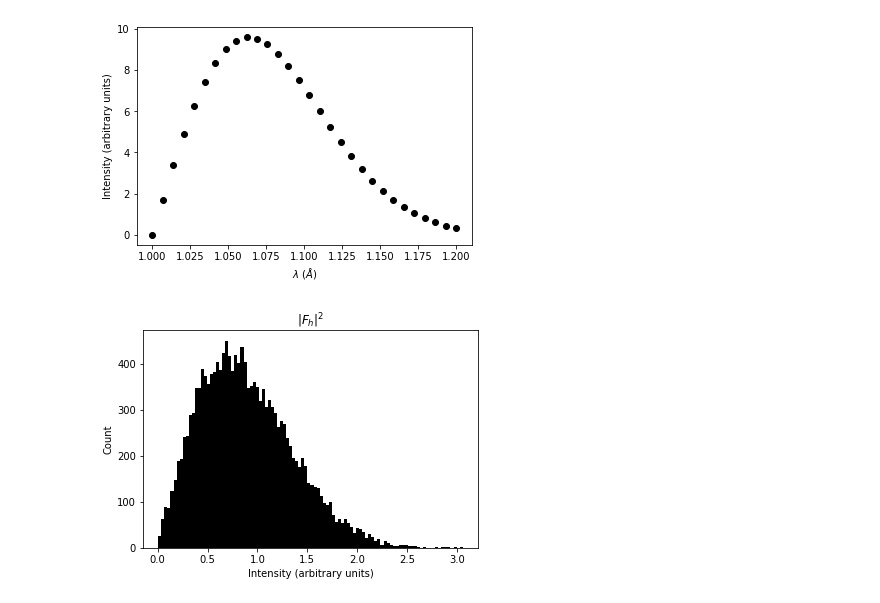
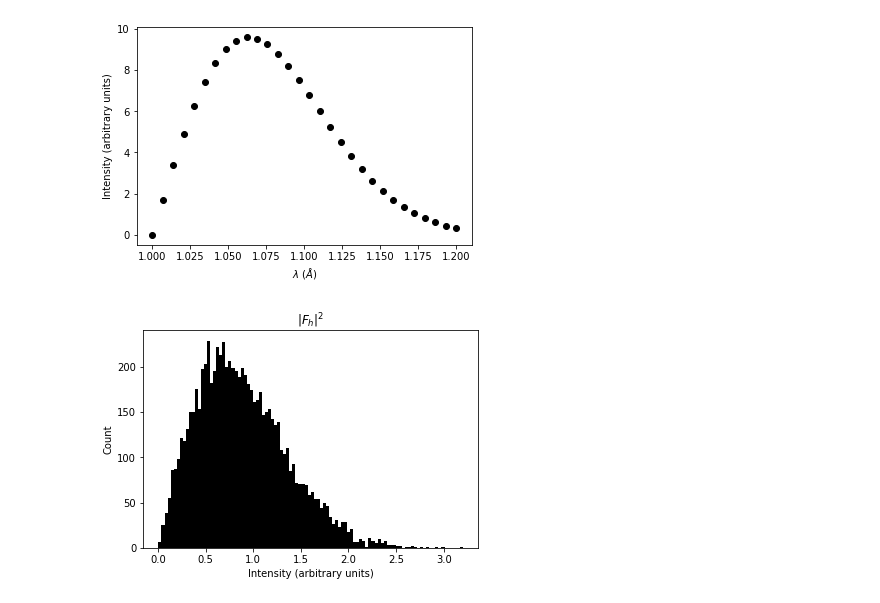
Before and after one commit to Hekstra-Lab/np-bragg, a Jupyter notebook: np-bragg-sparse.ipynb, the cells around one changed output. Drawn from its saved outputs; the diff is of its cells as text; code cells hidden in the pictures.

```diff
--- a/np-bragg-sparse.ipynb
+++ b/np-bragg-sparse.ipynb
@@ -99,35 +99,35 @@ def generate_indices(lmin, lmax, hmax, A):
         Rh = np.matmul(tmpvar.T, np.linalg.inv(A)) + [0 , 0, 1/lmin]
         tmpvar = tmpvar[:,Rh[:,2] > 0.] #Only consider forward scatter
 
         if H is not None:
             H = np.hstack((H, tmpvar))
         else:
             H = tmpvar.copy()
     return H
 
-H = generate_indices(1., 1.2, 40, A)
+H = generate_indices(wavelengths.min(), wavelengths.max(), hmax, A)
 
 #Structure factor amplitude squared distribution
 #For now we can just make this a random draw from
 # a Rayleigh distribution
 
 I = np.sqrt(-np.log(np.random.random(len(H.T))))
 plt.figure()
 plt.hist(I, 100, color='k')
 plt.title("$|F_h|^2$")
 plt.xlabel("Intensity (arbitrary units)")
 plt.ylabel("Count")
 
 dtypes = {
     'H': np.int8,
     'K': np.int8,
     'L': np.int8,
     'I': np.float16,
 }
 
 I_df = pd.DataFrame(np.hstack((H.T, I[:,None])), columns=['H','K','L','I']).astype(dtypes).set_index(['H', 'K', 'L'])
 # %% [output]
-[figure, old version]
+[figure, new version]
 # %%
 def Rh2Detector(Rh, detector_ori, fast_axis, slow_axis):
     """
```
Also changed, not shown: parts of 2 cells of this notebook, 3 other files.
